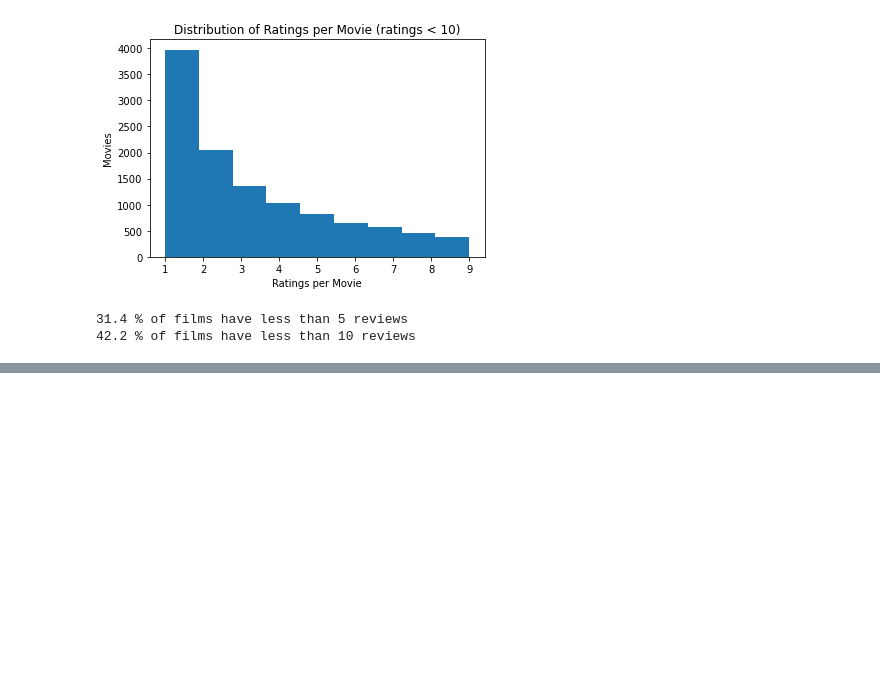
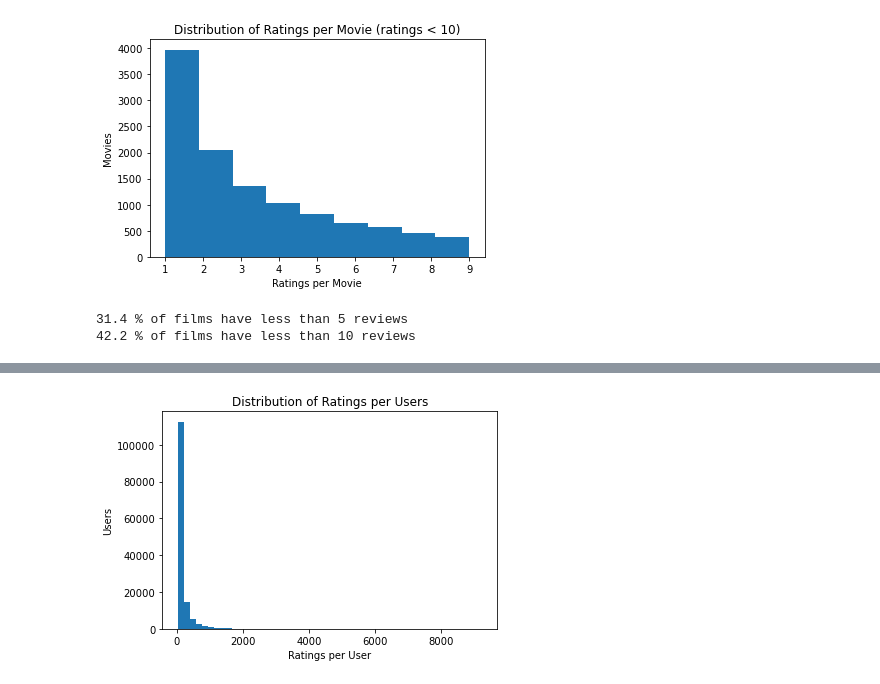
Before and after one commit to dtamb/recsys_prod, a Jupyter notebook: notebooks/01_eda.ipynb, the cells around one changed output, grey strips where cells are left out. Drawn from its saved outputs; the diff is of its cells as text; code cells hidden in the pictures; blank space fills up the shorter version.

Commit message:
build (01_eda): Analyse user rating distribution
ALS deemed sufficient. Low-risk for cold-start issues.

```diff
--- a/notebooks/01_eda.ipynb
+++ b/notebooks/01_eda.ipynb
@@ -136,0 +140,6 @@ print(f'{100*pct_lt_10:.1f} % of films have less than 10 reviews')
+# %%
+ratings_per_user = (
+    df.groupby('userId')
+    .agg(total_reviews=('rating','count'))
+    .sort_values('total_reviews')
+)
@@ -136,0 +158,9 @@ print(f'{100*pct_lt_10:.1f} % of films have less than 10 reviews')
+# %%
+# Plotting hist
+plt.hist(ratings_per_user, bins=50)
+plt.xlabel("Ratings per User")
+plt.ylabel("Users")
+plt.title("Distribution of Ratings per Users")
+plt.show()
+# %% [output]
+[figure, added]
```
Also changed, not shown: parts of 6 cells of this notebook.
